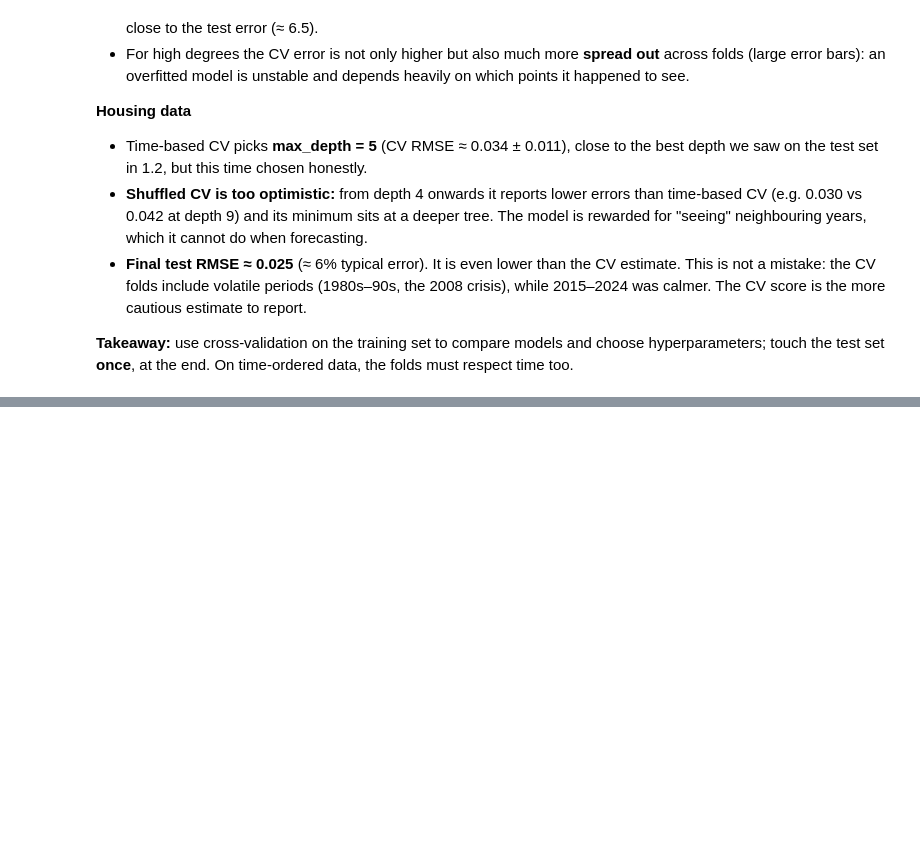
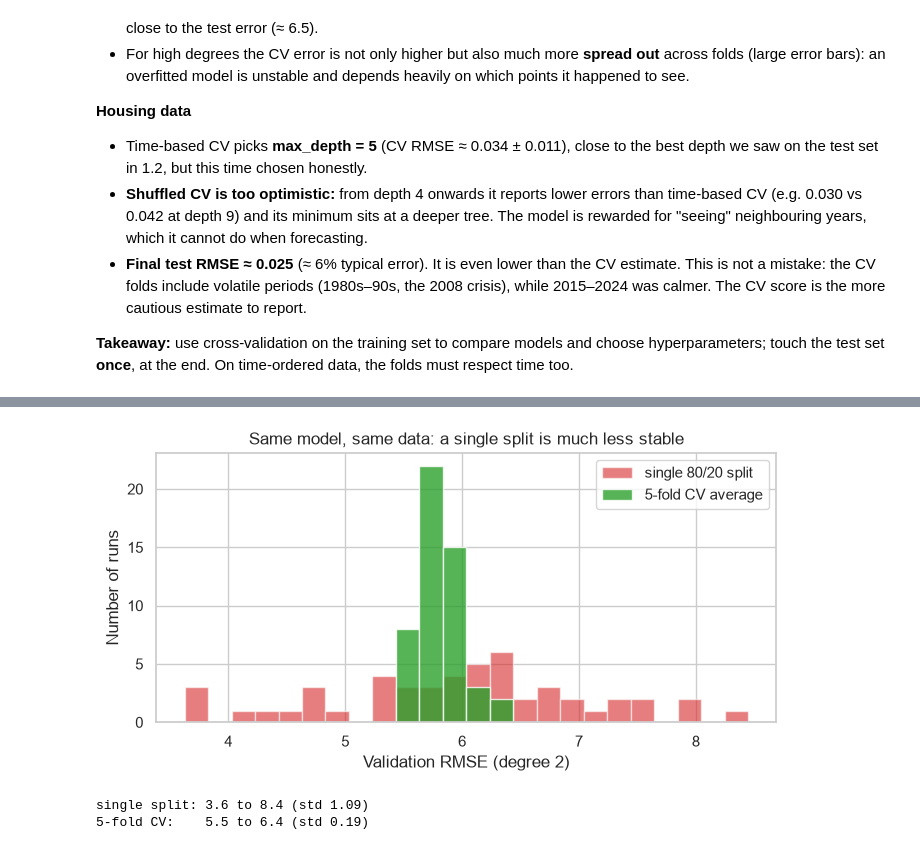
Before and after one commit to iaac-maai/Group8-day1-assignment, a Jupyter notebook: notebook/Day2_models.ipynb, the cells around one changed output, grey strips where cells are left out. Saved outputs shown, nothing was run; the diff lists cells and outputs as text; code cells hidden in the pictures; blank space fills up the shorter version.

```diff
--- a/notebook/Day2_models.ipynb
+++ b/notebook/Day2_models.ipynb
@@ -456,0 +463,31 @@ test RMSE:          0.0254  (≈ 6.0% typical error on affordability)
+# %%
+from sklearn.model_selection import ShuffleSplit
+
+model = make_pipeline(PolynomialFeatures(2), StandardScaler(), LinearRegression())
+X_wwr = wwr_train.reshape(-1, 1)
+
+single_split, five_fold = [], []
+for seed in range(50):
+    single = ShuffleSplit(n_splits=1, test_size=0.2, random_state=seed)
+    single_split.append(-cross_val_score(model, X_wwr, dem_train, cv=single,
+                                         scoring="neg_root_mean_squared_error")[0])
+    folds = KFold(n_splits=5, shuffle=True, random_state=seed)
+    five_fold.append(-cross_val_score(model, X_wwr, dem_train, cv=folds,
+                                      scoring="neg_root_mean_squared_error").mean())
+
+bins = np.linspace(min(single_split), max(single_split), 25)
+plt.figure(figsize=(8, 3.5))
+plt.hist(single_split, bins=bins, alpha=0.6, color="tab:red", label="single 80/20 split")
+plt.hist(five_fold, bins=bins, alpha=0.8, color="tab:green", label="5-fold CV average")
+plt.xlabel("Validation RMSE (degree 2)")
+plt.ylabel("Number of runs")
+plt.title("Same model, same data: a single split is much less stable")
+plt.legend()
+plt.show()
+
+print(f"single split: {np.min(single_split):.1f} to {np.max(single_split):.1f} (std {np.std(single_split):.2f})")
+print(f"5-fold CV:    {np.min(five_fold):.1f} to {np.max(five_fold):.1f} (std {np.std(five_fold):.2f})")
+# %% [output]
+[figure, added]
+single split: 3.6 to 8.4 (std 1.09)
+5-fold CV:    5.5 to 6.4 (std 0.19)
```
Also changed, not shown: parts of 5 cells of this notebook.
